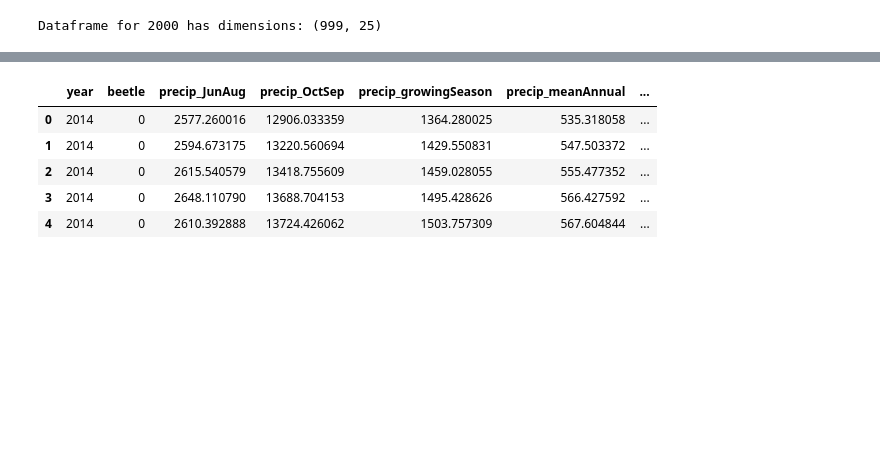
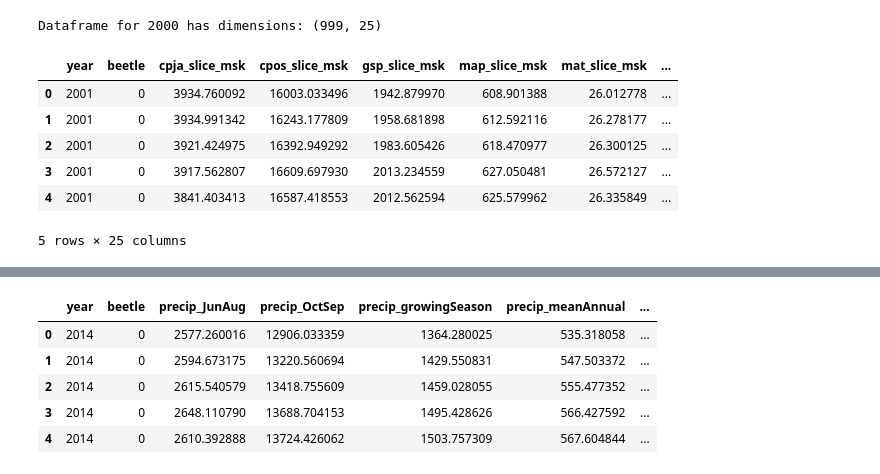
Before and after one commit to dongmeic/SDM, a Jupyter notebook: python/notebooks/data_manipulations2.py.ipynb, the cells around one changed output, grey strips where cells are left out. Cells and saved outputs as stored; diff of their text form; code cells hidden in the pictures; blank space fills up the shorter version.

```diff
--- a/python/notebooks/data_manipulations2.py.ipynb
+++ b/python/notebooks/data_manipulations2.py.ipynb
@@ -27,3 +27,6 @@ clim.head()
 | 3 | 2720000.0 | -4510000 | -77.041733 | 5.050615 | 1 | 26 | 22 | 26.047372 | NaN | ... |
 | 4 | 2730000.0 | -4510000 | -76.958322 | 5.025843 | 1 | 43 | 79 | 25.815113 | NaN | ... |
 5 rows × 682 columns
+# %%
+clim = clim.loc[np.isnan(clim['btl_mat_msk']) == False, :]
+clim.head()
@@ -169,3 +175,13 @@ Dataframe for 2014 has dimensions: (999, 25)
 df2000, _ = make_single_year_dataframe(source_df, 2000, static_df)
 # %% [output]
 Dataframe for 2000 has dimensions: (999, 25)
+# %%
+dfs[0].head()
+# %% [output]
+|  | year | beetle | cpja_slice_msk | cpos_slice_msk | gsp_slice_msk | map_slice_msk | mat_slice_msk | ... |
+| 0 | 2001 | 0 | 3934.760092 | 16003.033496 | 1942.879970 | 608.901388 | 26.012778 | ... |
+| 1 | 2001 | 0 | 3934.991342 | 16243.177809 | 1958.681898 | 612.592116 | 26.278177 | ... |
+| 2 | 2001 | 0 | 3921.424975 | 16392.949292 | 1983.605426 | 618.470977 | 26.300125 | ... |
+| 3 | 2001 | 0 | 3917.562807 | 16609.697930 | 2013.234559 | 627.050481 | 26.572127 | ... |
+| 4 | 2001 | 0 | 3841.403413 | 16587.418553 | 2012.562594 | 625.579962 | 26.335849 | ... |
+5 rows × 25 columns
```
Also changed, not shown: parts of 6 cells of this notebook, 1 other file.
